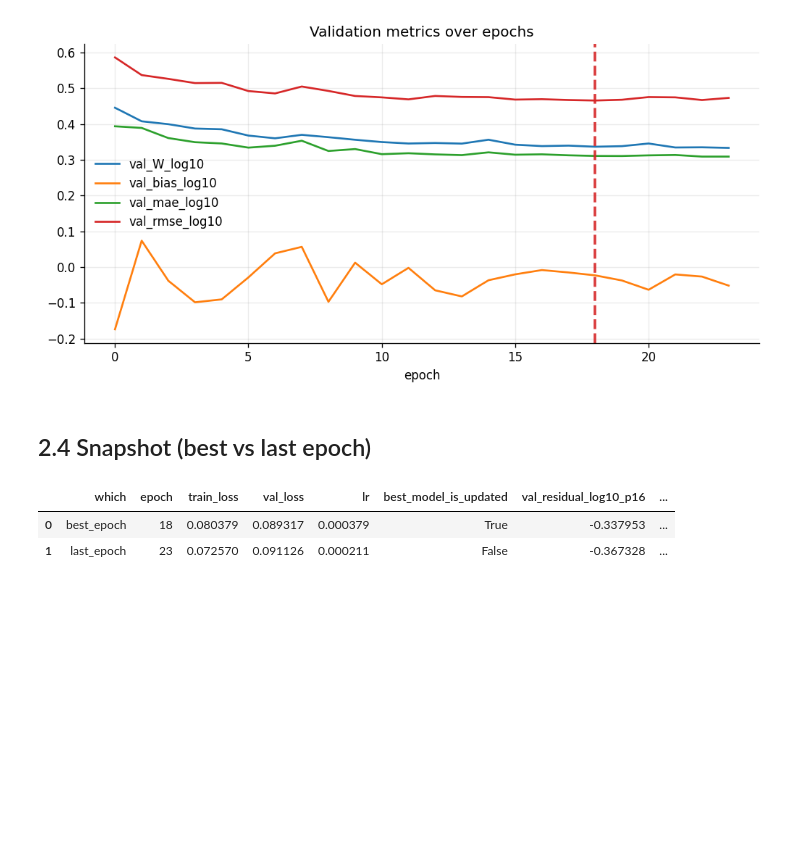
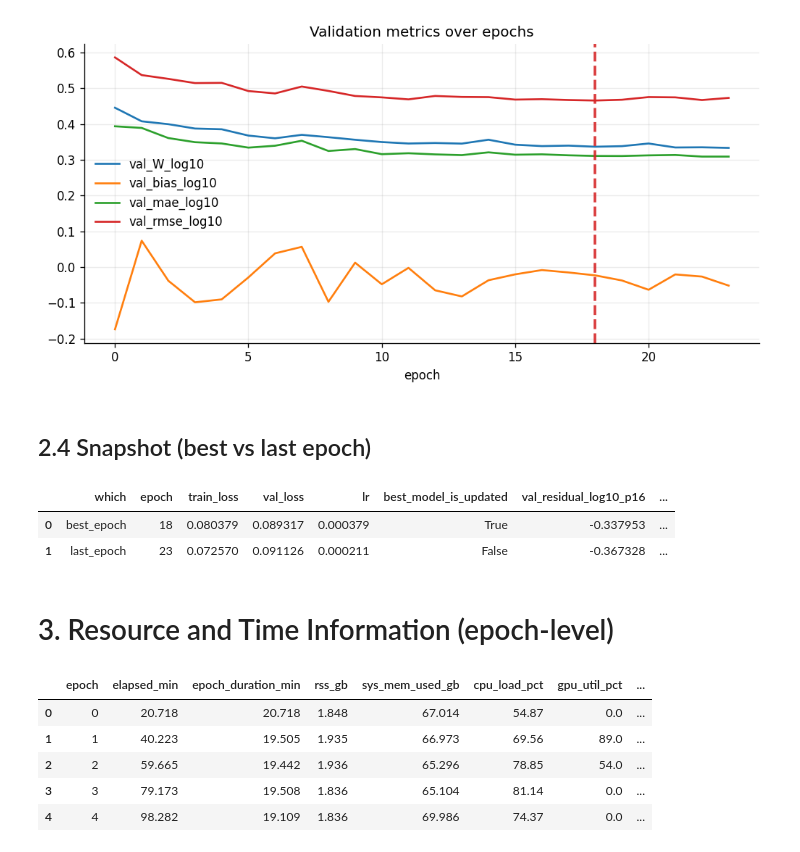
Before and after one commit to kubrabas/Graphnet-Applications, a Jupyter notebook: Training/EventPulseSeries_nonoise/initiative2/result_analysis_energy.ipynb, the cells around one changed output. Cells and saved outputs as stored; diff of their text form; code cells hidden in the pictures; blank space fills up the shorter version.

```diff
--- a/Training/EventPulseSeries_nonoise/initiative2/result_analysis_energy.ipynb
+++ b/Training/EventPulseSeries_nonoise/initiative2/result_analysis_energy.ipynb
@@ -61,8 +61,11 @@ Note: the energy model predicts **log10(E)**-space quantities, and `energy_pred`
 # %%
 energy_test_predictions_path = Path("energy") / "test_predictions.csv"
 energy_metrics_path =  Path("energy") /"metrics.csv"
+energy_resources_and_time_path =  Path("energy") /"resources_and_time.csv"
+
 df_energy_test_predictions = pd.read_csv(energy_test_predictions_path)
 df_energy_metrics = pd.read_csv(energy_metrics_path)
+df_energy_resources_and_time = pd.read_csv(energy_resources_and_time_path)
 # %% [markdown]
 # 1. Test Predictions (event-level)
 # %% [markdown]
@@ -669,3 +672,14 @@ snapshot
 |  | which | epoch | train_loss | val_loss | lr | best_model_is_updated | val_residual_log10_p16 | ... |
 | 0 | best_epoch | 18 | 0.080379 | 0.089317 | 0.000379 | True | -0.337953 | ... |
 | 1 | last_epoch | 23 | 0.072570 | 0.091126 | 0.000211 | False | -0.367328 | ... |
+# %% [markdown]
+# 3. Resource and Time Information (epoch-level)
+# %%
+df_energy_resources_and_time.head(5)
+# %% [output]
+|  | epoch | elapsed_min | epoch_duration_min | rss_gb | sys_mem_used_gb | cpu_load_pct | gpu_util_pct | ... |
+| 0 | 0 | 20.718 | 20.718 | 1.848 | 67.014 | 54.87 | 0.0 | ... |
+| 1 | 1 | 40.223 | 19.505 | 1.935 | 66.973 | 69.56 | 89.0 | ... |
+| 2 | 2 | 59.665 | 19.442 | 1.936 | 65.296 | 78.85 | 54.0 | ... |
+| 3 | 3 | 79.173 | 19.508 | 1.836 | 65.104 | 81.14 | 0.0 | ... |
+| 4 | 4 | 98.282 | 19.109 | 1.836 | 69.986 | 74.37 | 0.0 | ... |
```
